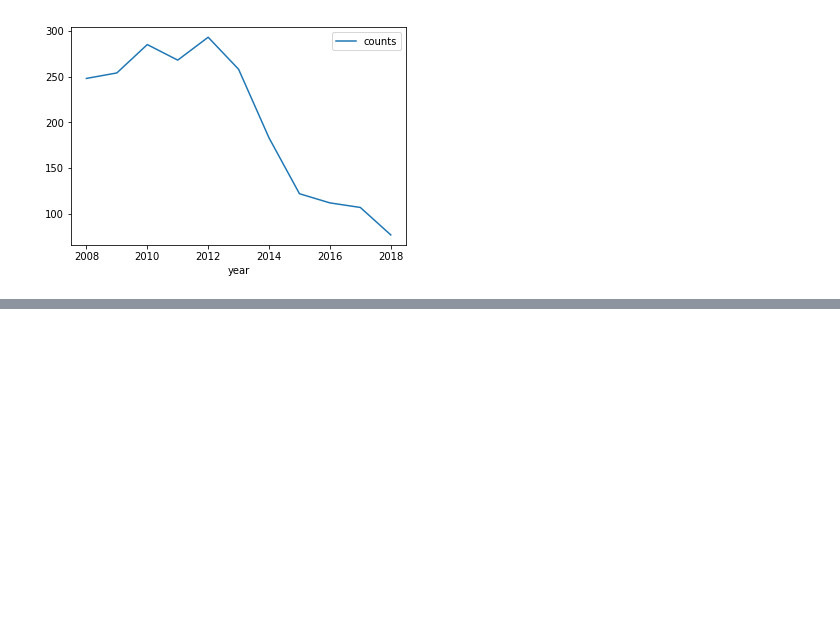
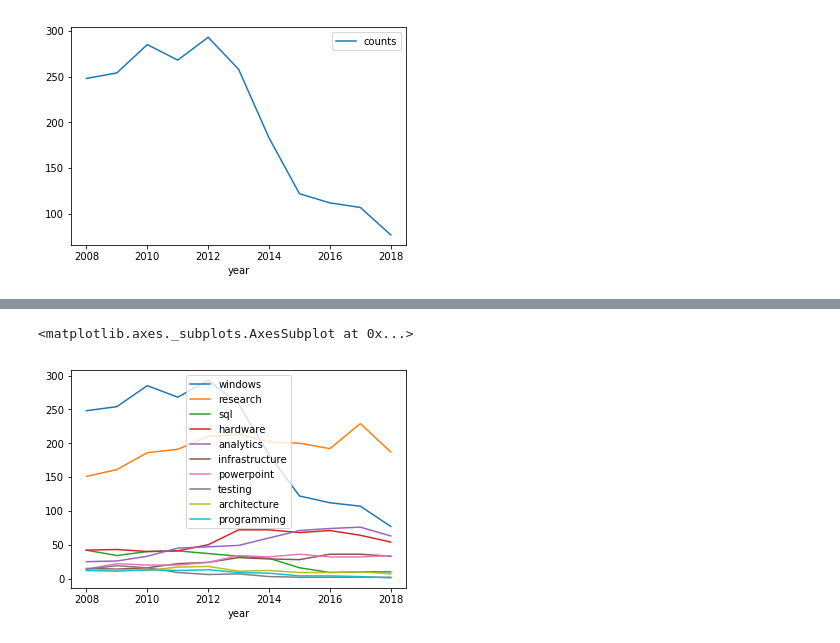
Before and after one commit to hodsonjames/employment, a Jupyter notebook: LDA_replication/tech_extraction.ipynb, the cells around one changed output, grey strips where cells are left out. Cells and saved outputs as stored; diff of their text form; code cells hidden in the pictures; blank space fills up the shorter version.

```diff
--- a/LDA_replication/tech_extraction.ipynb
+++ b/LDA_replication/tech_extraction.ipynb
@@ -229,0 +328,6 @@ search_and_plot(comp = 'Microsoft', keyword = 'windows')
+# %%
+#Exmaple 3: Microsoft's top 10 skills' evolution
+plot_time_series(company = 'Microsoft', num = 10)
+# %% [output]
+<matplotlib.axes._subplots.AxesSubplot at 0x...>
+[figure, added]
```
Also changed, not shown: parts of 9 cells of this notebook, 3 other files.
